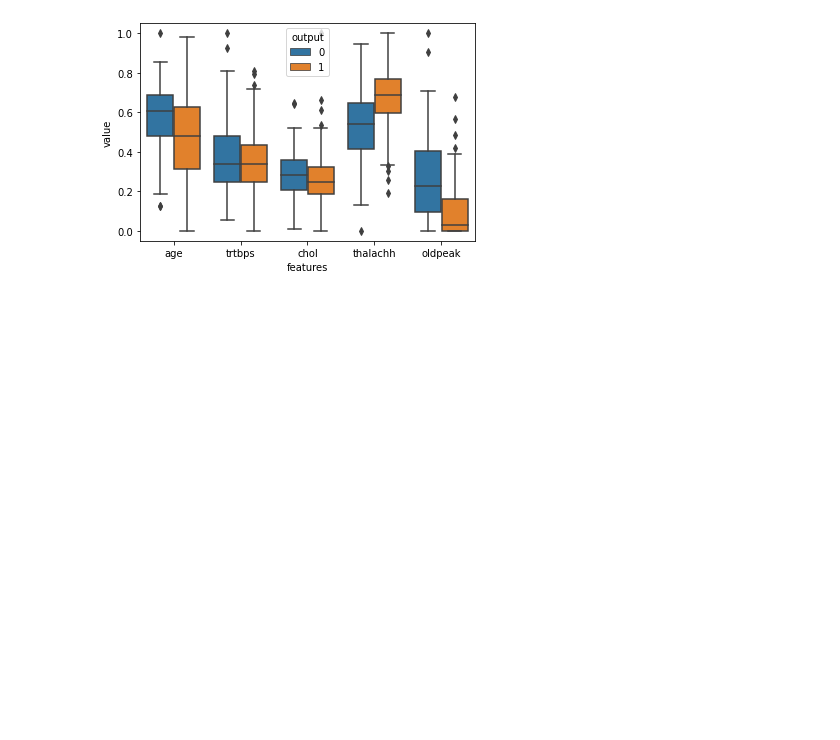
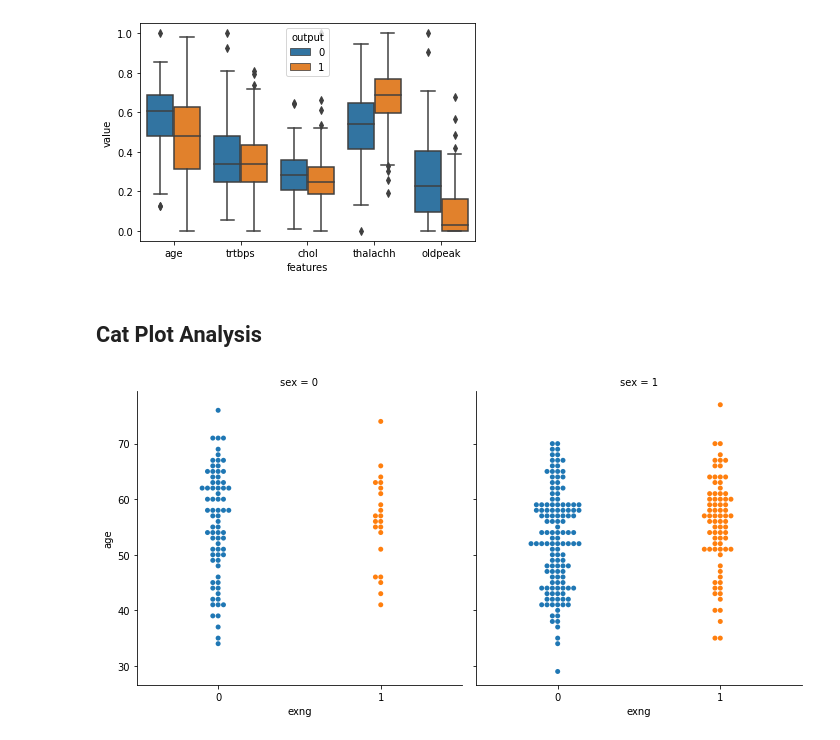
Before and after one commit to MSBurakS/Heart-Attack-Analysis-Perdiction-My-Practice, a Jupyter notebook: heart-attack-analysis-perdiction-my-practice.ipynb, the cells around one changed output. Drawn from its saved outputs; the diff is of its cells as text; code cells hidden in the pictures; blank space fills up the shorter version.

Commit message:
Kaggle Notebook | Heart Attack Analysis & Perdiction & My Practice | Version 4

```diff
--- a/heart-attack-analysis-perdiction-my-practice.ipynb
+++ b/heart-attack-analysis-perdiction-my-practice.ipynb
@@ -321,3 +323,11 @@ sns.boxplot(x="features",y="value",hue="output",data=data_melted)
 plt.show()
 # %% [output]
 [figure]
+# %% [markdown]
+<a id=10></a>
+## Cat Plot Analysis
+# %%
+sns.catplot(x="exng", y="age", col="sex",kind="swarm", data=df)
+plt.show()
+# %% [output]
+[figure, added]
```
Also changed, not shown: parts of 6 cells of this notebook.
